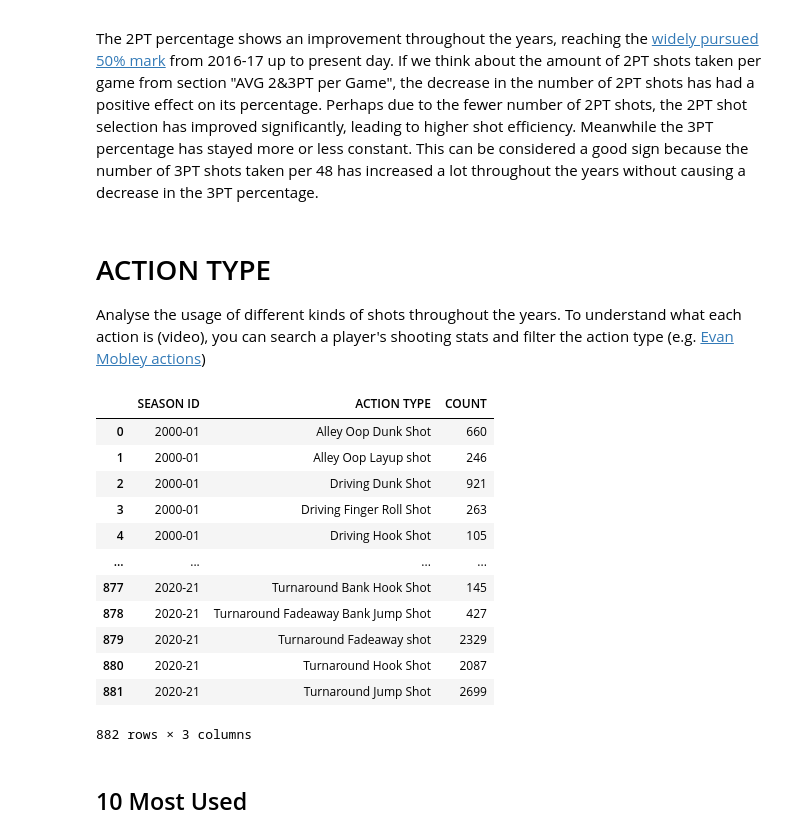
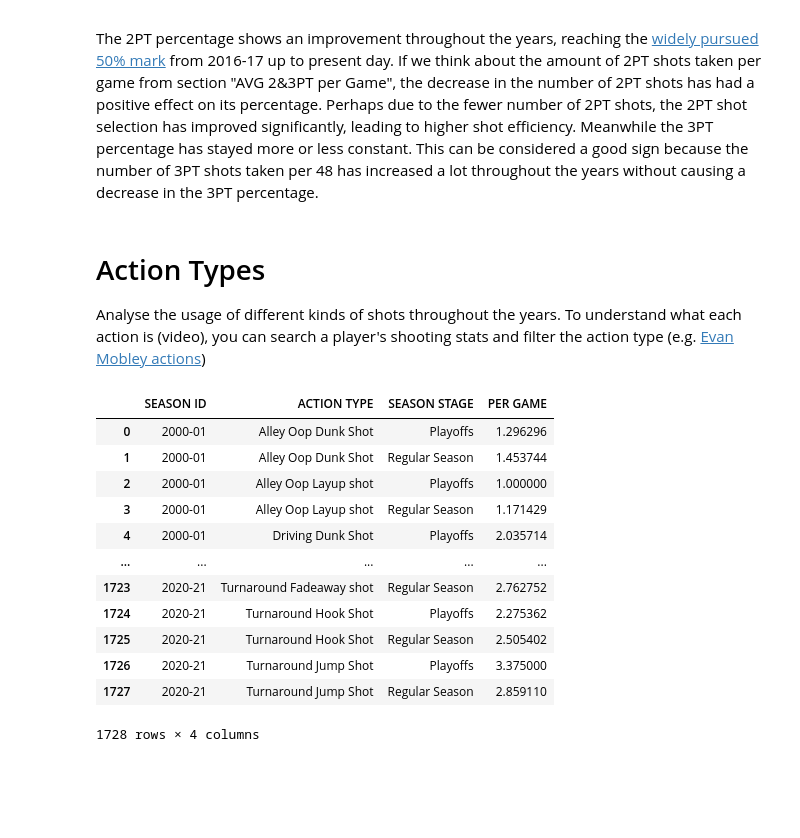
Before and after one commit to kmcsquared/TFM, a Jupyter notebook: shots.ipynb, the cells around one changed output. Drawn from its saved outputs; the diff is of its cells as text; code cells hidden in the pictures; blank space fills up the shorter version.

```diff
--- a/shots.ipynb
+++ b/shots.ipynb
@@ -626,25 +625,24 @@ plt.savefig('./Graphs/Shots/Evolution of 2PT and 3PT Percentages')
 ### Results
 The 2PT percentage shows an improvement throughout the years, reaching the [widely pursued 50% mark](https://en.wikipedia.org/wiki/50%E2%80%9340%E2%80%9390_club) from 2016-17 up to present day. If we think about the amount of 2PT shots taken per game from section "AVG 2&3PT per Game", the decrease in the number of 2PT shots has had a positive effect on its percentage. Perhaps due to the fewer number of 2PT shots, the 2PT shot selection has improved significantly, leading to higher shot efficiency. Meanwhile the 3PT percentage has stayed more or less constant. This can be considered a good sign because the number of 3PT shots taken per 48 has increased a lot throughout the years without causing a decrease in the 3PT percentage.
 # %% [markdown]
-# ACTION TYPE
+# Action Types
 Analyse the usage of different kinds of shots throughout the years.
 To understand what each action is (video), you can search a player's shooting stats and filter the action type (e.g. [Evan Mobley actions](https://www.nba.com/stats/player/1630596/shooting/?dir=1&sort=FGM))
 # %%
-action_types = all_shots.groupby(['SEASON ID', 'ACTION TYPE']).size().reset_index(name='COUNT')
+action_types = all_shots.groupby(['SEASON ID', 'GAME ID', 'ACTION TYPE', 'SEASON STAGE']).size().reset_index(name='PER GAME')
+action_types = action_types.groupby(['SEASON ID', 'ACTION TYPE', 'SEASON STAGE']).mean().reset_index().drop('GAME ID', axis=1)
 action_types
 # %% [output]
-|  | SEASON ID | ACTION TYPE | COUNT |
-| 0 | 2000-01 | Alley Oop Dunk Shot | 660 |
-| 1 | 2000-01 | Alley Oop Layup shot | 246 |
-| 2 | 2000-01 | Driving Dunk Shot | 921 |
-| 3 | 2000-01 | Driving Finger Roll Shot | 263 |
-| 4 | 2000-01 | Driving Hook Shot | 105 |
-| ... | ... | ... | ... |
-| 877 | 2020-21 | Turnaround Bank Hook Shot | 145 |
-| 878 | 2020-21 | Turnaround Fadeaway Bank Jump Shot | 427 |
-| 879 | 2020-21 | Turnaround Fadeaway shot | 2329 |
-| 880 | 2020-21 | Turnaround Hook Shot | 2087 |
-| 881 | 2020-21 | Turnaround Jump Shot | 2699 |
+|  | SEASON ID | ACTION TYPE | SEASON STAGE | PER GAME |
+| 0 | 2000-01 | Alley Oop Dunk Shot | Playoffs | 1.296296 |
+| 1 | 2000-01 | Alley Oop Dunk Shot | Regular Season | 1.453744 |
+| 2 | 2000-01 | Alley Oop Layup shot | Playoffs | 1.000000 |
+| 3 | 2000-01 | Alley Oop Layup shot | Regular Season | 1.171429 |
+| 4 | 2000-01 | Driving Dunk Shot | Playoffs | 2.035714 |
+| ... | ... | ... | ... | ... |
+| 1723 | 2020-21 | Turnaround Fadeaway shot | Regular Season | 2.762752 |
+| 1724 | 2020-21 | Turnaround Hook Shot | Playoffs | 2.275362 |
+| 1725 | 2020-21 | Turnaround Hook Shot | Regular Season | 2.505402 |
+| 1726 | 2020-21 | Turnaround Jump Shot | Playoffs | 3.375000 |
+| 1727 | 2020-21 | Turnaround Jump Shot | Regular Season | 2.859110 |
-882 rows × 3 columns
+1728 rows × 4 columns
-# %% [markdown]
-## 10 Most Used
```
Also changed, not shown: parts of 21 cells of this notebook, 1 other file.
